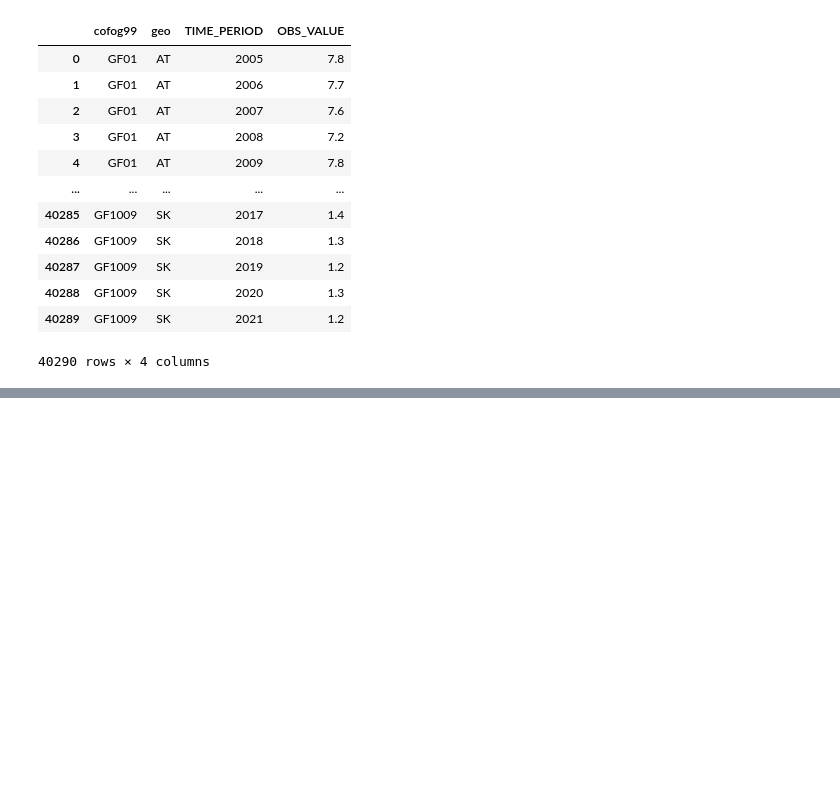
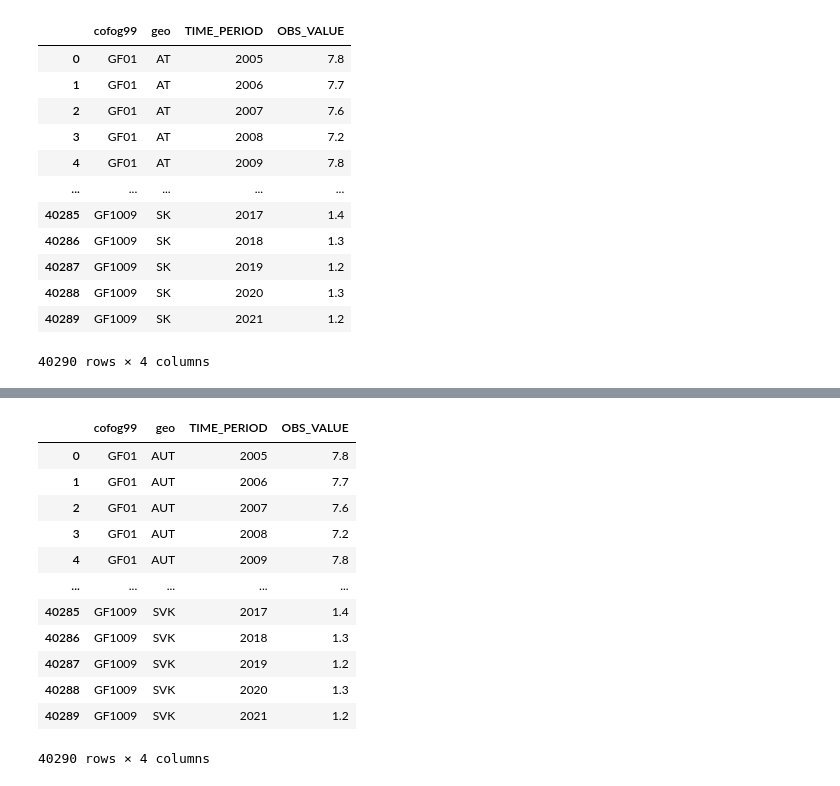
Before and after one commit to JoanneLin168/ADS-European-Productivity, a Jupyter notebook: Notebooks/General government expenditure.ipynb, the cells around one changed output, grey strips where cells are left out. Saved outputs shown, nothing was run; the diff lists cells and outputs as text; code cells hidden in the pictures; blank space fills up the shorter version.

```diff
--- a/Notebooks/General government expenditure.ipynb
+++ b/Notebooks/General government expenditure.ipynb
@@ -189,3 +227,19 @@ countries = set(exp_df_prod['geo'])
+# %%
+exp_df_prod
+# %% [output]
+|  | cofog99 | geo | TIME_PERIOD | OBS_VALUE |
+| 0 | GF01 | AUT | 2005 | 7.8 |
+| 1 | GF01 | AUT | 2006 | 7.7 |
+| 2 | GF01 | AUT | 2007 | 7.6 |
+| 3 | GF01 | AUT | 2008 | 7.2 |
+| 4 | GF01 | AUT | 2009 | 7.8 |
+| ... | ... | ... | ... | ... |
+| 40285 | GF1009 | SVK | 2017 | 1.4 |
+| 40286 | GF1009 | SVK | 2018 | 1.3 |
+| 40287 | GF1009 | SVK | 2019 | 1.2 |
+| 40288 | GF1009 | SVK | 2020 | 1.3 |
+| 40289 | GF1009 | SVK | 2021 | 1.2 |
+40290 rows × 4 columns
 # %%
 #get rid of teh countries in expenditure but not in productivity
 for country in countries:
```
Also changed, not shown: parts of 16 cells of this notebook.
